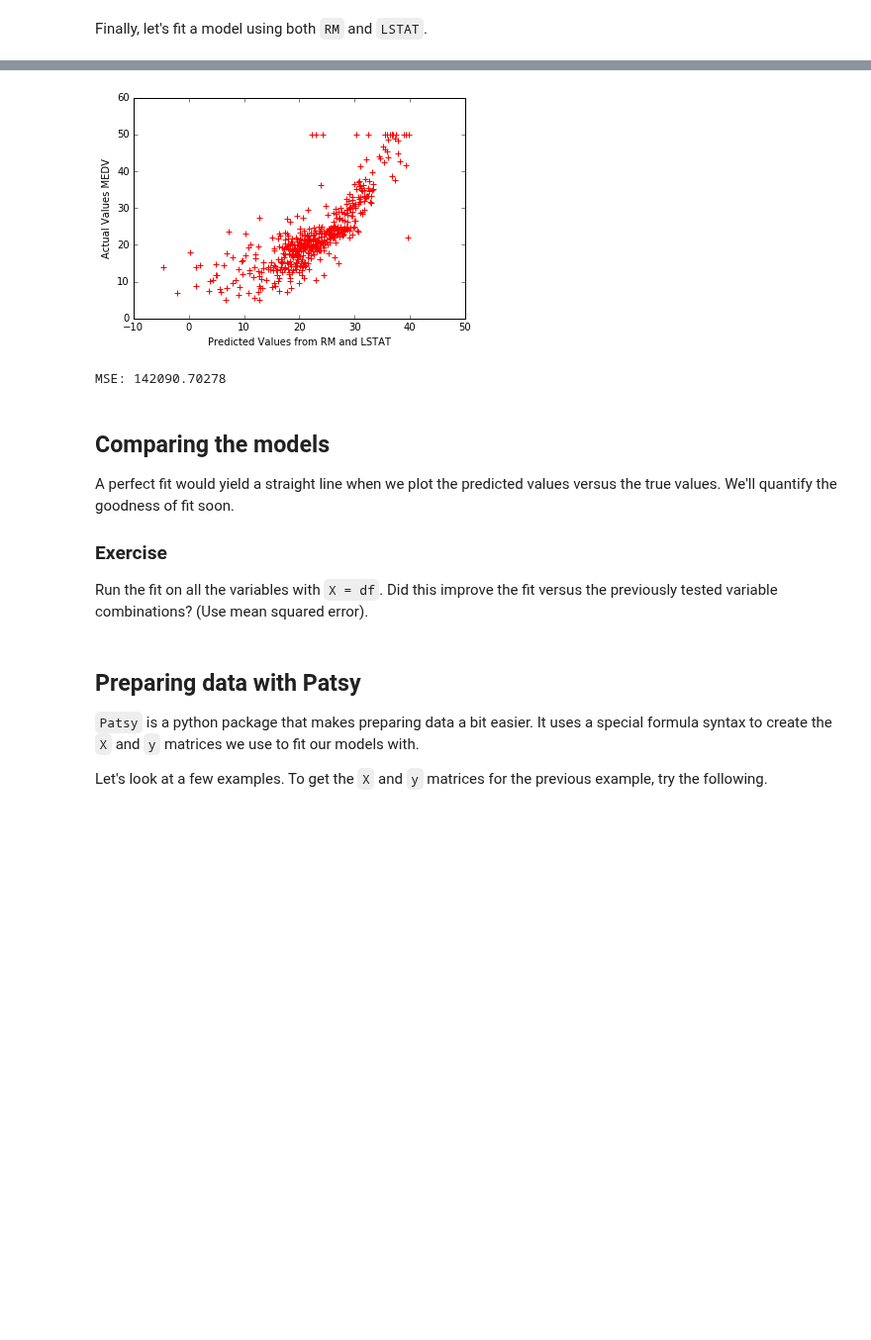
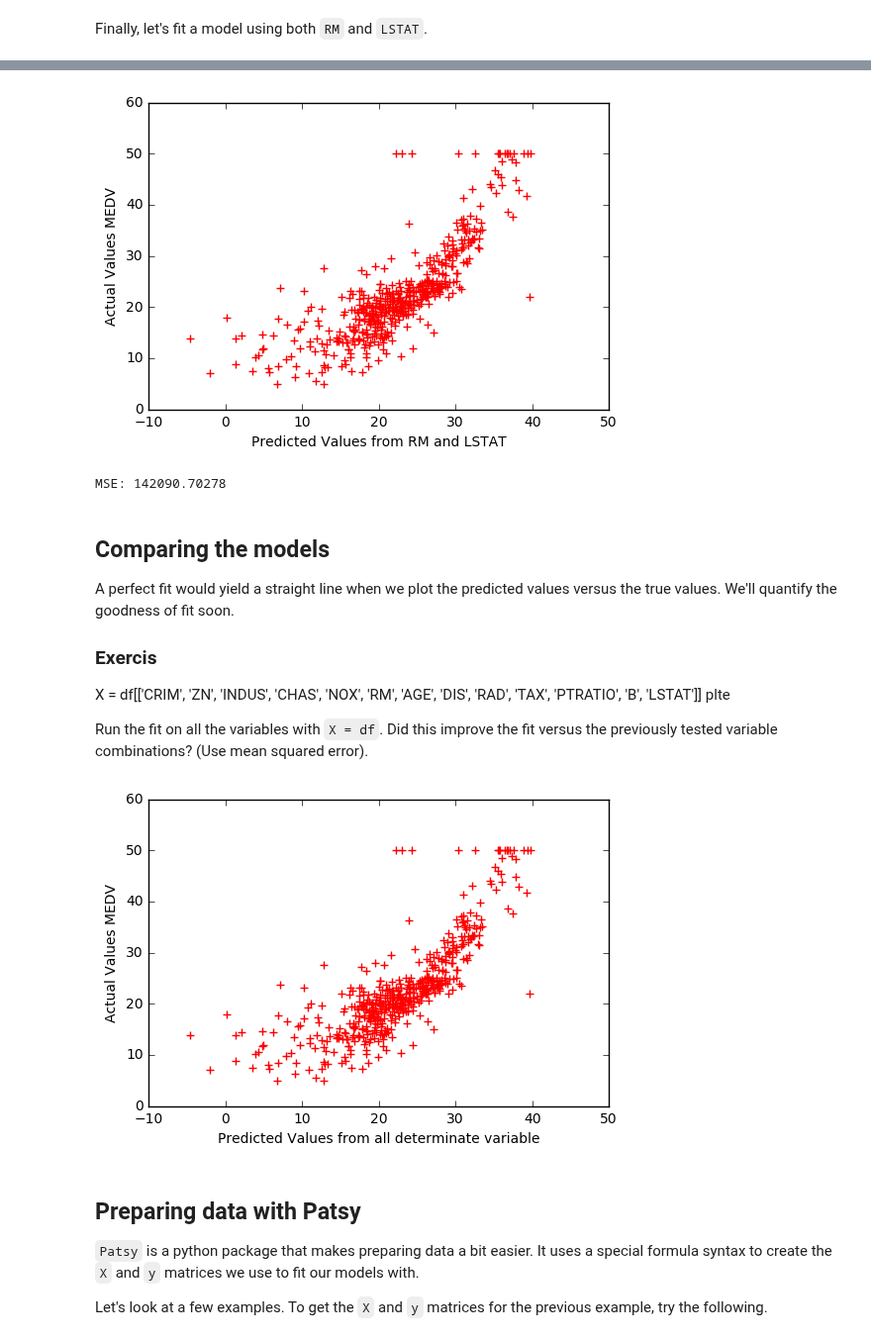
Before and after one commit to mohsseha/DSI-BOS-students, a Jupyter notebook: pparker-roach/Week 3/1.3-lab/W3-L1.3-starter.ipynb, the cells around one changed output, grey strips where cells are left out. Shown at 99% size. Drawn from its saved outputs; the diff is of its cells as text; code cells hidden in the pictures; blank space fills up the shorter version.

```diff
--- a/pparker-roach/Week 3/1.3-lab/W3-L1.3-starter.ipynb
+++ b/pparker-roach/Week 3/1.3-lab/W3-L1.3-starter.ipynb
@@ -256,18 +255,29 @@ plt.scatter(predictions, y, s=30, c='r', marker='+', zorder=10)
 plt.xlabel("Predicted Values from RM and LSTAT")
 plt.ylabel("Actual Values MEDV")
 plt.show()
-print "MSE:", model.mse_model
+print ("MSE:", model.mse_model)
 # %% [output]
-[figure, old version]
+[figure, new version]
 MSE: 142090.70278
 # %% [markdown]
 ## Comparing the models
 
 A perfect fit would yield a straight line when we plot the predicted values versus the true values. We'll quantify the goodness of fit soon.
 
-### Exercise
+### Exercis
+X = df[['CRIM', 'ZN', 'INDUS', 'CHAS', 'NOX', 'RM', 'AGE', 'DIS', 'RAD', 'TAX', 'PTRATIO', 'B', 'LSTAT']]
+plte
 
 Run the fit on all the variables with `X = df`. Did this improve the fit versus the previously tested variable combinations? (Use mean squared error).
+# %%
+
+X = df[['CRIM', 'ZN', 'INDUS', 'CHAS', 'NOX', 'RM', 'AGE', 'DIS', 'RAD', 'TAX', 'PTRATIO', 'B', 'LSTAT']]
+plt.scatter(predictions, y, s=30, c='r', marker='+', zorder=10)
+plt.xlabel("Predicted Values from all determinate variable")
+plt.ylabel("Actual Values MEDV")
+plt.show()
+# %% [output]
+[figure, added]
 # %% [markdown]
 ## Preparing data with Patsy
 
```
Also changed, not shown: parts of 13 cells of this notebook, 4 other files.
